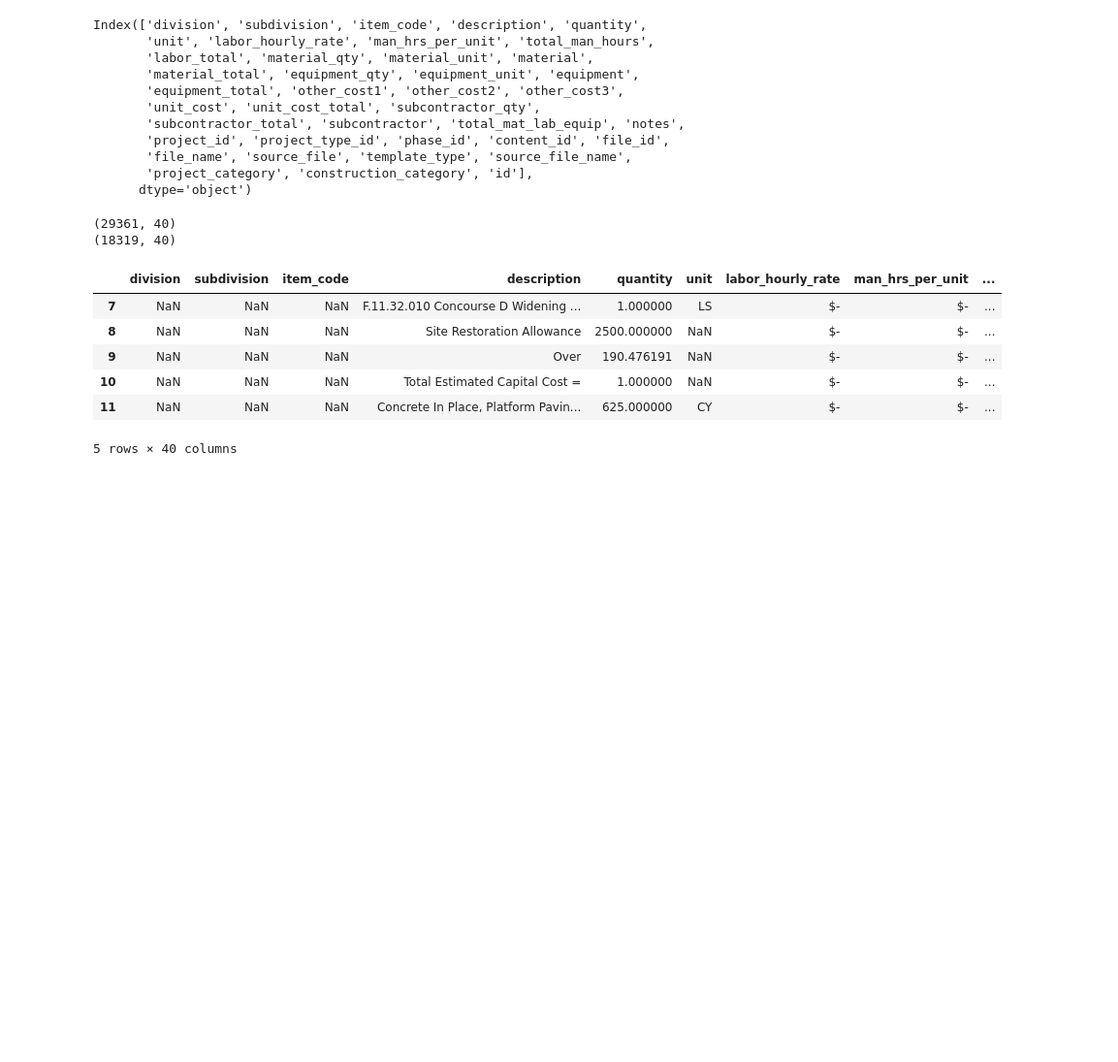
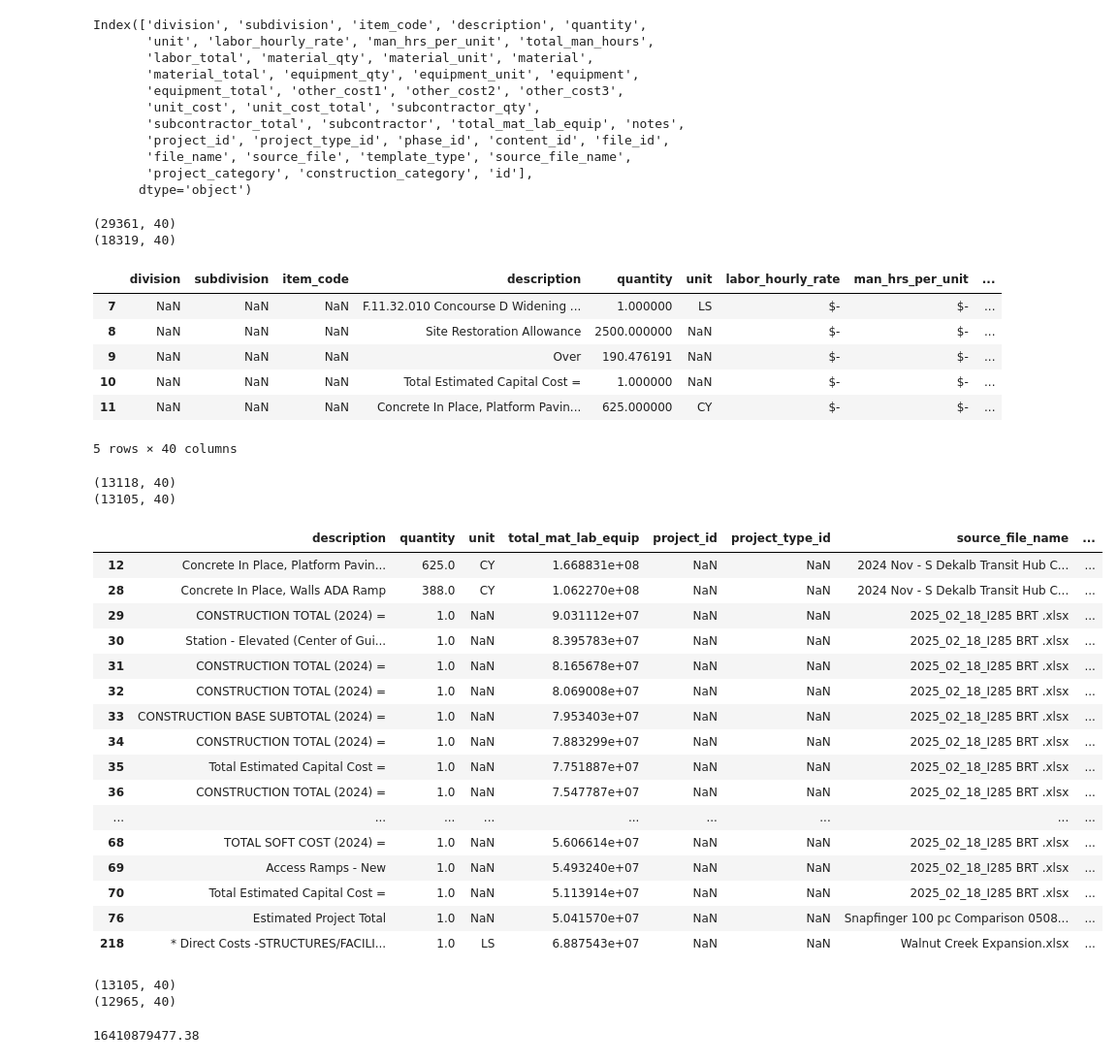
Before and after one commit to wizard-agb/dashboard, a Jupyter notebook: mapping.ipynb, the cells around one changed output. Shown at 97% size. Saved outputs shown, nothing was run; the diff lists cells and outputs as text; code cells hidden in the pictures; blank space fills up the shorter version.

```diff
--- a/mapping.ipynb
+++ b/mapping.ipynb
@@ -130,6 +130,62 @@ temp.head(5)
 | 10 | NaN | NaN | NaN | Total Estimated Capital Cost = | 1.000000 | NaN | $- | $- | ... |
 | 11 | NaN | NaN | NaN | Concrete In Place, Platform Pavin... | 625.000000 | CY | $- | $- | ... |
 5 rows × 40 columns
+# %%
+all_snapfinger_files = merged.loc[merged.source_file_name.str.contains('Snapfinger'), 'source_file_name'].unique()
+
+keep_files = ['Snapfinger 100 pc Comparison 050824 REVIEW.xlsx']
+snap_finger_files_to_drop = [col for col in all_snapfinger_files if col not in keep_files]
+
+temp = temp.loc[~temp.source_file_name.isin(snap_finger_files_to_drop)]
+# %%
+idx_to_drop = temp.loc[(temp.project_category == 'Water & Sewer') & (temp.total_mat_lab_equip > 100000000) & ~(temp.description.str.contains('Concrete'))].index
+
+print(temp.shape)
+print(temp.drop(idx_to_drop).shape)
+
+temp = temp.drop(idx_to_drop)
+# %% [output]
+(13118, 40)
+(13105, 40)
+# %%
+cols = ['description', 'quantity',
+       'unit',
+       'total_mat_lab_equip', 'project_id', 'project_type_id', 'source_file_name',
+        'project_category',
+       'construction_category', 'id', 'file_name']
+# %%
+display(temp.loc[(temp.project_category == 'Water & Sewer') & (temp.total_mat_lab_equip > 50000000), cols])
+# %% [output]
+|  | description | quantity | unit | total_mat_lab_equip | project_id | project_type_id | source_file_name | ... |
+| 12 | Concrete In Place, Platform Pavin... | 625.0 | CY | 1.668831e+08 | NaN | NaN | 2024 Nov - S Dekalb Transit Hub C... | ... |
+| 28 | Concrete In Place, Walls ADA Ramp | 388.0 | CY | 1.062270e+08 | NaN | NaN | 2024 Nov - S Dekalb Transit Hub C... | ... |
+| 29 | CONSTRUCTION TOTAL (2024) = | 1.0 | NaN | 9.031112e+07 | NaN | NaN | 2025_02_18_I285 BRT .xlsx | ... |
+| 30 | Station - Elevated (Center of Gui... | 1.0 | NaN | 8.395783e+07 | NaN | NaN | 2025_02_18_I285 BRT .xlsx | ... |
+| 31 | CONSTRUCTION TOTAL (2024) = | 1.0 | NaN | 8.165678e+07 | NaN | NaN | 2025_02_18_I285 BRT .xlsx | ... |
+| 32 | CONSTRUCTION TOTAL (2024) = | 1.0 | NaN | 8.069008e+07 | NaN | NaN | 2025_02_18_I285 BRT .xlsx | ... |
+| 33 | CONSTRUCTION BASE SUBTOTAL (2024) = | 1.0 | NaN | 7.953403e+07 | NaN | NaN | 2025_02_18_I285 BRT .xlsx | ... |
+| 34 | CONSTRUCTION TOTAL (2024) = | 1.0 | NaN | 7.883299e+07 | NaN | NaN | 2025_02_18_I285 BRT .xlsx | ... |
+| 35 | Total Estimated Capital Cost = | 1.0 | NaN | 7.751887e+07 | NaN | NaN | 2025_02_18_I285 BRT .xlsx | ... |
+| 36 | CONSTRUCTION TOTAL (2024) = | 1.0 | NaN | 7.547787e+07 | NaN | NaN | 2025_02_18_I285 BRT .xlsx | ... |
+| ... | ... | ... | ... | ... | ... | ... | ... | ... |
+| 68 | TOTAL SOFT COST (2024) = | 1.0 | NaN | 5.606614e+07 | NaN | NaN | 2025_02_18_I285 BRT .xlsx | ... |
+| 69 | Access Ramps - New | 1.0 | NaN | 5.493240e+07 | NaN | NaN | 2025_02_18_I285 BRT .xlsx | ... |
+| 70 | Total Estimated Capital Cost = | 1.0 | NaN | 5.113914e+07 | NaN | NaN | 2025_02_18_I285 BRT .xlsx | ... |
+| 76 | Estimated Project Total | 1.0 | NaN | 5.041570e+07 | NaN | NaN | Snapfinger 100 pc Comparison 0508... | ... |
+| 218 | * Direct Costs -STRUCTURES/FACILI... | 1.0 | LS | 6.887543e+07 | NaN | NaN | Walnut Creek Expansion.xlsx | ... |
+# %%
+print(temp.shape)
+
+temp = temp.loc[~(temp.description.str.upper().str.contains('TOTAL'))]
+
+print(temp.shape)
+# %% [output]
+(13105, 40)
+(12965, 40)
+# %%
+temp.total_mat_lab_equip.sum()
+# %% [output]
+16410879477.38
 # %%
 temp[['description', 'quantity',
        'unit',
```
Also changed, not shown: parts of 3 cells of this notebook, 2 other files.
